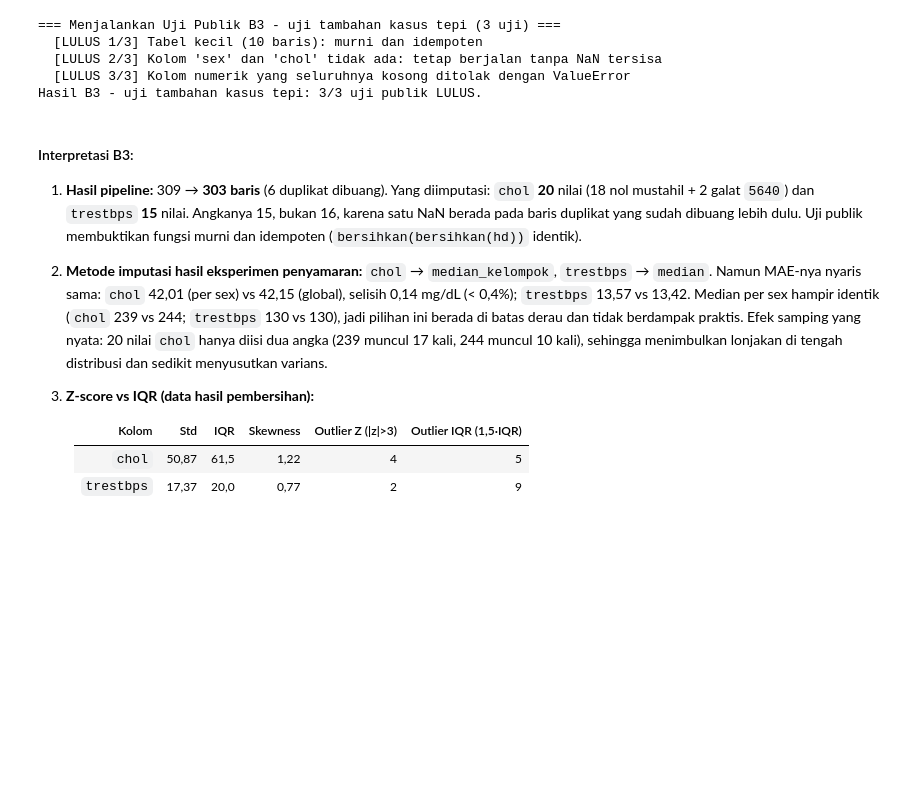
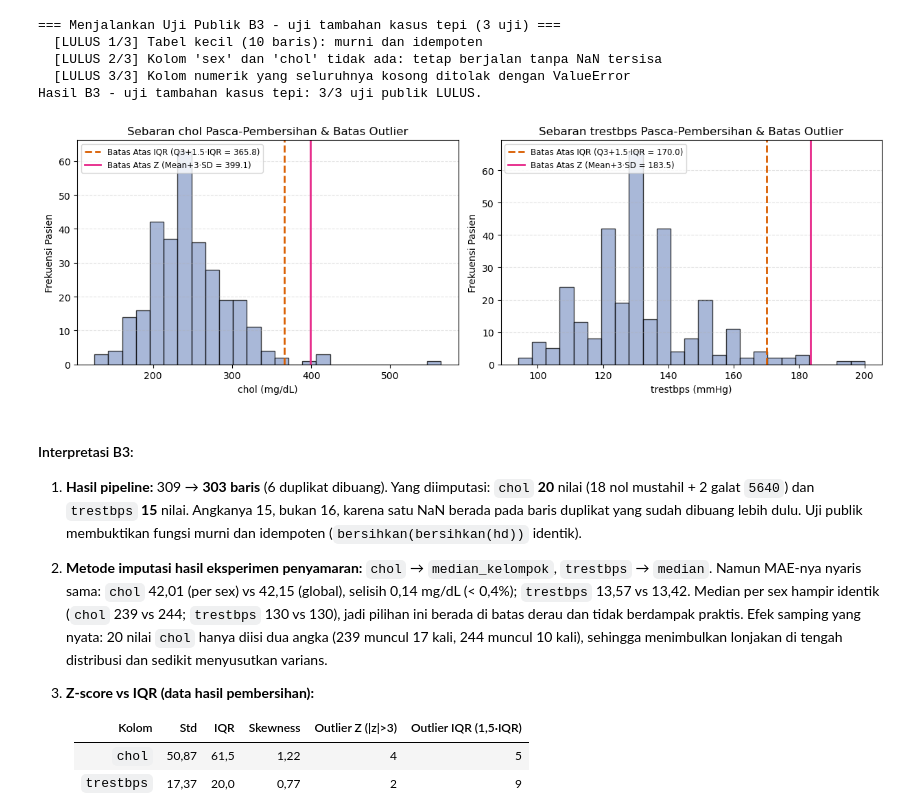
Before and after one commit to YanDraa/HeartDeases, a Jupyter notebook: UTS_DS2313_52250059.ipynb, the cells around one changed output. Saved outputs shown, nothing was run; the diff lists cells and outputs as text; code cells hidden in the pictures; blank space fills up the shorter version.

```diff
--- a/UTS_DS2313_52250059.ipynb
+++ b/UTS_DS2313_52250059.ipynb
@@ -1212,6 +1239,33 @@ _uji_b3_tepi()
   [LULUS 2/3] Kolom 'sex' dan 'chol' tidak ada: tetap berjalan tanpa NaN tersisa
   [LULUS 3/3] Kolom numerik yang seluruhnya kosong ditolak dengan ValueError
 Hasil B3 - uji tambahan kasus tepi: 3/3 uji publik LULUS.
+# %%
+fig, axes = plt.subplots(1, 2, figsize=(12.5, 4.2))
+
+for ax, kol, satuan in zip(axes, ['chol', 'trestbps'], ['mg/dL', 'mmHg']):
+    s = hd_bersih[kol]
+    mean_v, std_v = float(s.mean()), float(s.std(ddof=1))
+    q1_v, q3_v = float(s.quantile(0.25)), float(s.quantile(0.75))
+    iqr_v = q3_v - q1_v
+
+    batas_iqr_atas = q3_v + 1.5 * iqr_v
+    batas_z_atas = mean_v + 3.0 * std_v
+
+    ax.hist(s, bins=25, color='#8da0cb', edgecolor='black', alpha=0.75)
+    ax.axvline(batas_iqr_atas, color='#d95f02', linestyle='--', linewidth=2,
+               label=f'Batas Atas IQR (Q3+1.5·IQR = {batas_iqr_atas:.1f})')
+    ax.axvline(batas_z_atas, color='#e7298a', linestyle='-', linewidth=2,
+               label=f'Batas Atas Z (Mean+3·SD = {batas_z_atas:.1f})')
+    ax.set_title(f'Sebaran {kol} Pasca-Pembersihan & Batas Outlier')
+    ax.set_xlabel(f'{kol} ({satuan})')
+    ax.set_ylabel('Frekuensi Pasien')
+    ax.legend(fontsize=8.5)
+    ax.grid(axis='y', linestyle='--', alpha=0.35)
+
+plt.tight_layout()
+plt.show()
+# %% [output]
+[figure, added]
 # %% [markdown]
 #### Interpretasi B3:
 1. **Hasil pipeline:** 309 → **303 baris** (6 duplikat dibuang). Yang diimputasi: `chol` **20** nilai (18 nol mustahil + 2 galat `5640`) dan `trestbps` **15** nilai. Angkanya 15, bukan 16, karena satu NaN berada pada baris duplikat yang sudah dibuang lebih dulu. Uji publik membuktikan fungsi murni dan idempoten (`bersihkan(bersihkan(hd))` identik).
```
Also changed, not shown: parts of 11 cells of this notebook.
